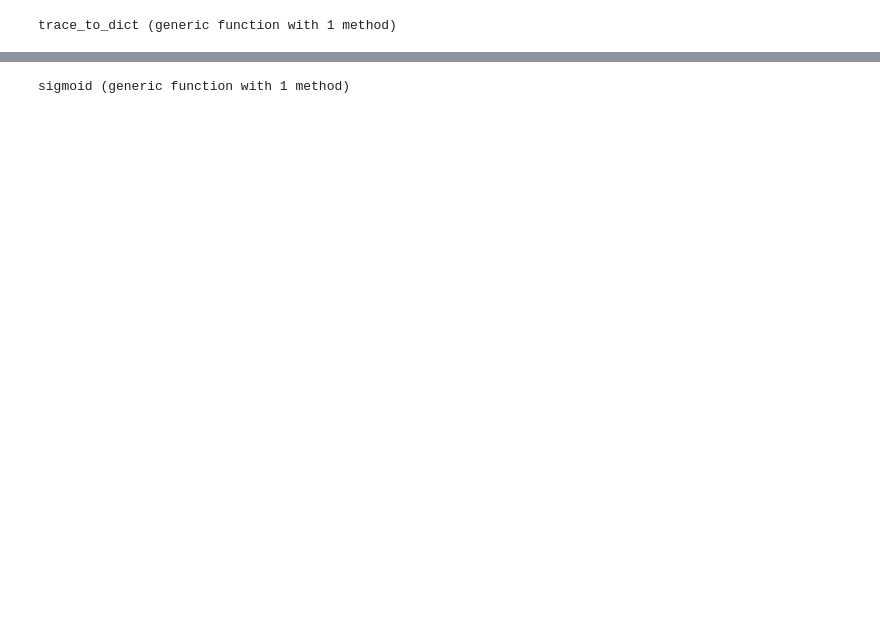
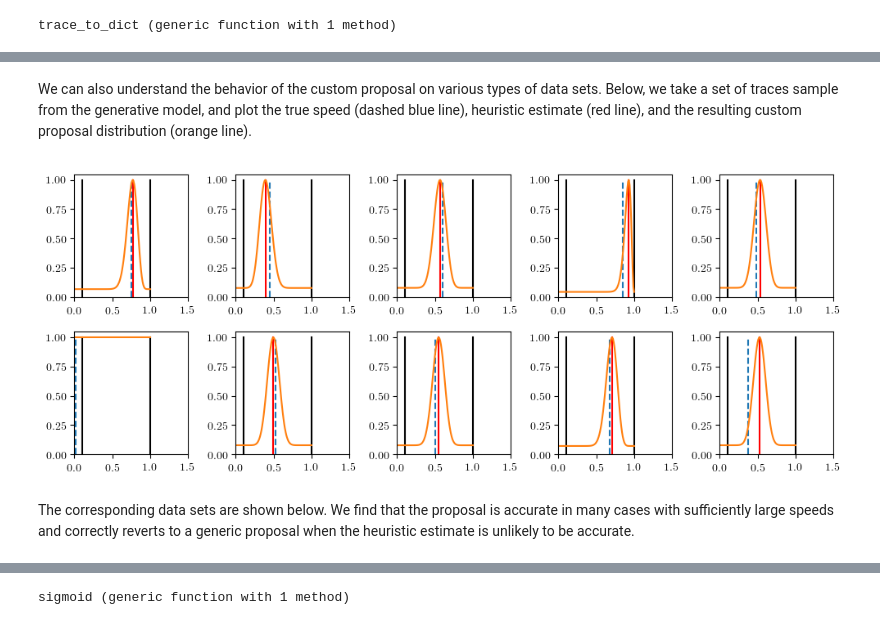
Before and after one commit to probcomp/gen-quickstart, a Jupyter notebook: tutorial-importance-sampling/tutorial-importance-sampling.ipynb, the cells around one changed output, grey strips where cells are left out. Saved outputs shown, nothing was run; the diff lists cells and outputs as text; code cells hidden in the pictures; blank space fills up the shorter version.

```diff
--- a/tutorial-importance-sampling/tutorial-importance-sampling.ipynb
+++ b/tutorial-importance-sampling/tutorial-importance-sampling.ipynb
@@ -303,0 +241,3 @@ refine_path (generic function with 1 method)
+# %%
+dest = Point(0.5, 0.5)
+path = get_path_to_dest(tree, dest)
@@ -798,0 +670,29 @@ end
+# %% [markdown]
+We can also understand the behavior of the custom proposal on various types of data sets. Below, we take a set of traces sample from the generative model, and plot the true speed (dashed blue line), heuristic estimate (red line), and the resulting custom proposal distribution (orange line).
+# %%
+import Statistics
+PyPlot.figure(figsize=(10, 4))
+for (i, trace) in enumerate(prior_traces[1:10])
+    PyPlot.subplot(2, 5, i)
+    (start, dest, speed, noise, maybe_path, locations, measurements) = get_retval(trace)
+    (guess, num_used) = guess_speed(measurements, dt)
+    PyPlot.plot([0.1, 0.1], [0, 1], "k")
+    PyPlot.plot([1, 1], [0, 1], "k")
+    PyPlot.plot([guess, guess], [0, 1], "r")
+    PyPlot.plot([speed, speed], [0, 1], "--")
+    pdfs = [let
+                assmt = DynamicAssignment();
+                assmt[:speed] = s;
+                exp(assess(propose_speed, (guess, num_used), assmt)[1])
+            end
+        for s in 0.0:0.01:1.0]
+    PyPlot.plot(0.0:0.01:1.0, pdfs / maximum(pdfs))
+    ax = PyPlot.gca()
+    ax[:set_xlim](0, 1.5)
+    ax[:set_ylim](0, 1.05)
+end
+PyPlot.tight_layout()
+# %% [output]
+[figure, added]
+# %% [markdown]
+The corresponding data sets are shown below. We find that the proposal is accurate in many cases with sufficiently large speeds and correctly reverts to a generic proposal when the heuristic estimate is unlikely to be accurate.
```
Also changed, not shown: parts of 200 cells of this notebook, 13 other files.
